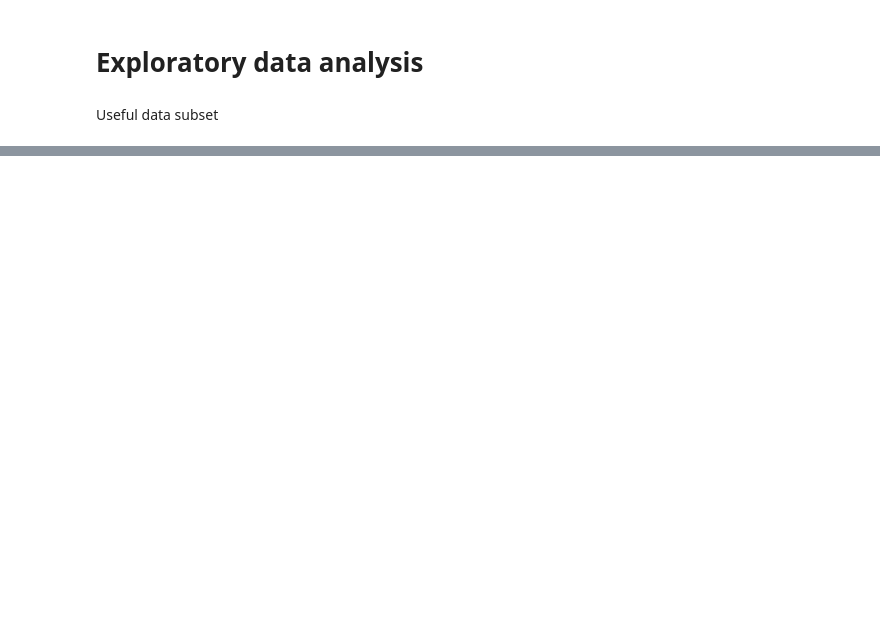
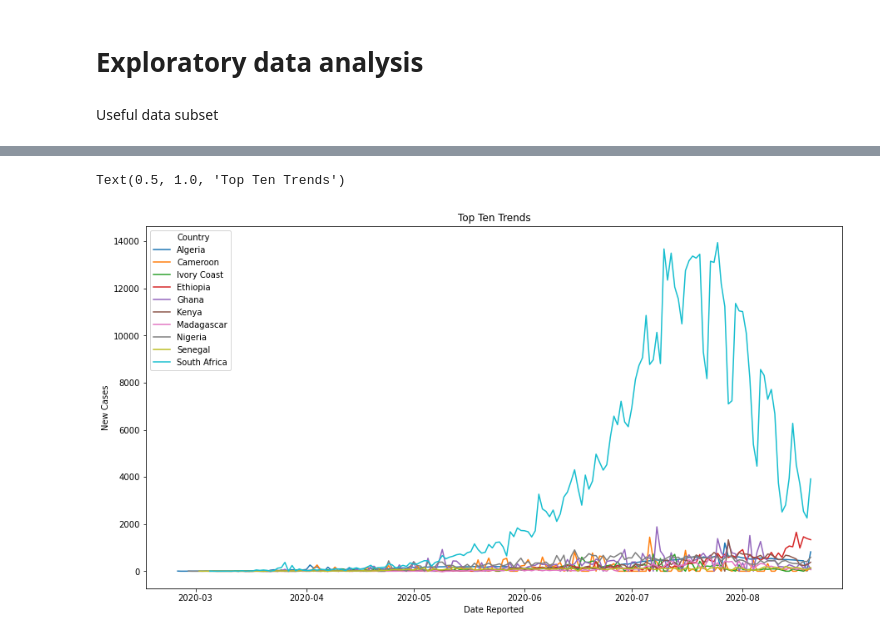
Before and after one commit to ngaruko/covid-africa, a Jupyter notebook: covid.ipynb, the cells around one changed output, grey strips where cells are left out. Drawn from its saved outputs; the diff is of its cells as text; code cells hidden in the pictures; blank space fills up the shorter version.

Commit message:
visualization

```diff
--- a/covid.ipynb
+++ b/covid.ipynb
@@ -77,0 +125,5 @@ df.describe().transpose()
+# %%
+#'Côte d’Ivoire'. Let us replace it with English name for consistency
+df_africa.Country.replace(to_replace ="Côte d’Ivoire",
+                value ="Ivory Coast", inplace=True)
+df_africa.Country.unique()
@@ -77,0 +175,5 @@ df.describe().transpose()
+# %%
+#Let's get yesterday's data = => latest
+from datetime import date, timedelta
+yesterday = (date.today() - timedelta(days=1)).strftime('%Y-%m-%d')
+df_africa_latest = df_africa[(df.Date_reported == yesterday)]
@@ -77,0 +214,4 @@ df.describe().transpose()
+# %%
+sorted = df_africa_latest.sort_values(by=['Cumulative_cases'], ascending=False)
+top10 = sorted.head(10)
+top10
@@ -77,0 +293,4 @@ df.describe().transpose()
+# %%
+df_top10 = df_africa[df_africa.Country.isin (top10.Country)]
+df_top10.Country.unique()
+top10.Country
@@ -77,0 +309,11 @@ df.describe().transpose()
+# %%
+#top ten news cases time series
+plt.figure(figsize=(15,8))
+peak = sns.lineplot(x="Date_reported", y="New_cases",
+             hue="Country",
+             data=df_top10)
+peak.set(xlabel='Date Reported', ylabel='New Cases')
+peak.set_title('Top Ten Trends')
+# %% [output]
+Text(0.5, 1.0, 'Top Ten Trends')
+[figure, added]
```
Also changed, not shown: parts of 38 cells of this notebook.
